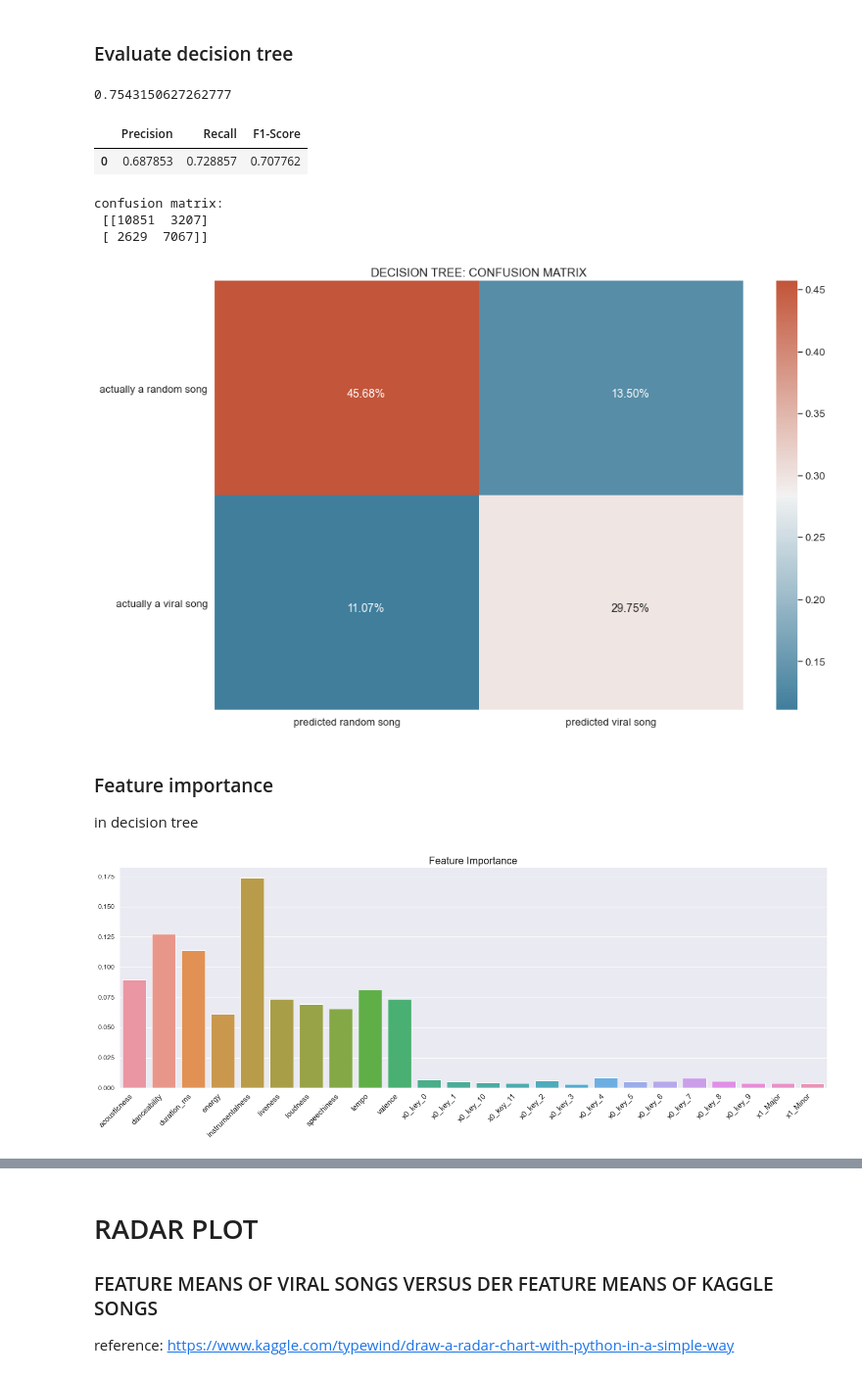
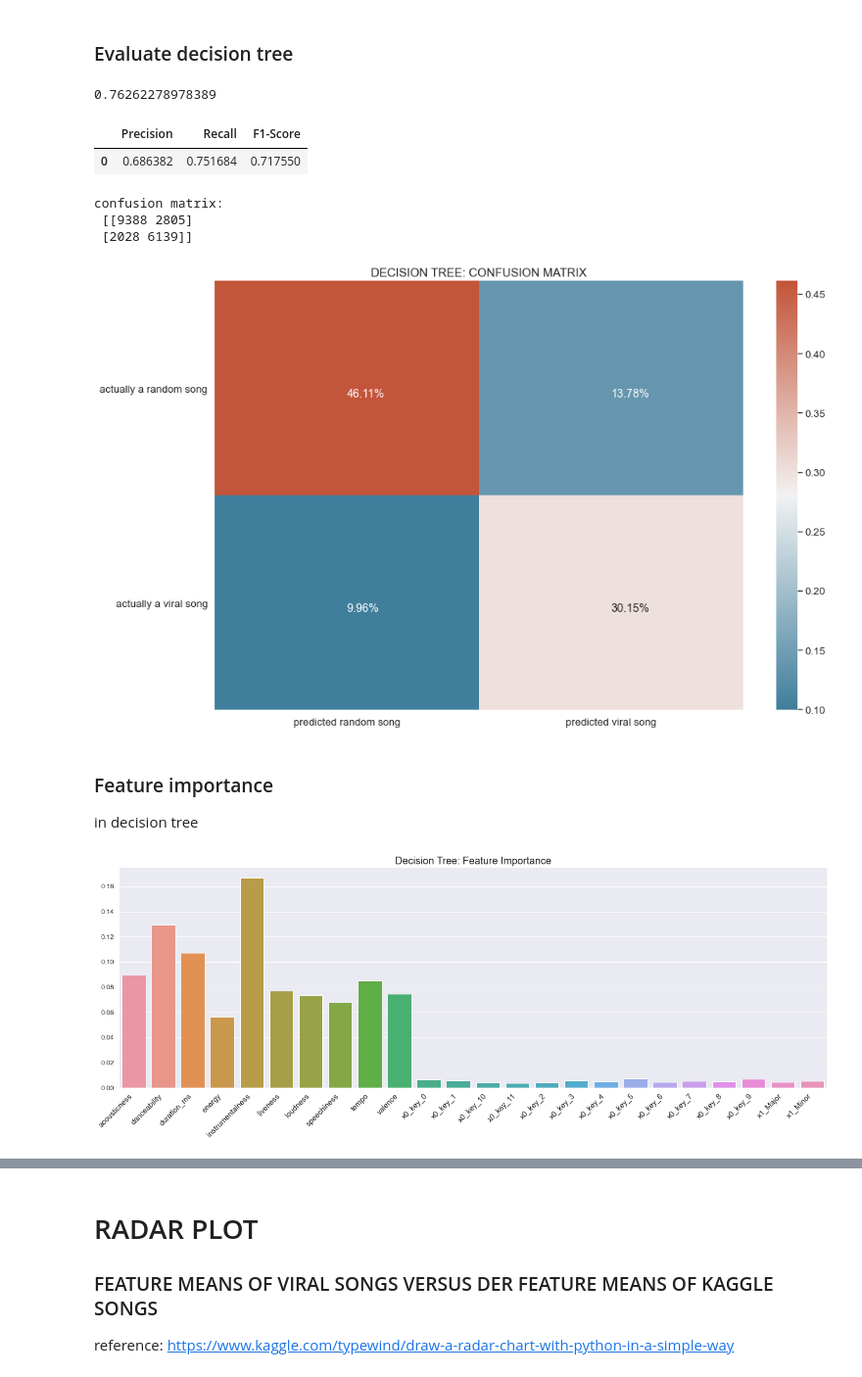
Before and after one commit to thomas-cares/hit-the-charts, a Jupyter notebook: analysis.ipynb, the cells around one changed output, grey strips where cells are left out. Shown at 98% size. Cells and saved outputs as stored; diff of their text form; code cells hidden in the pictures.

```diff
--- a/analysis.ipynb
+++ b/analysis.ipynb
@@ -108,7 +121,7 @@ kaggle['key'] = 'key_'+kaggle['key'].apply(str)
 #### subsetting for years 2014-2020
 # %%
 # only want to keep songs from 2015 to 2020 to avoid accidentally measuring change in music production
-base=kaggle[kaggle['year'].isin([2017,2018,2019,2020,2021])].reset_index(drop=True)
+base=kaggle[kaggle['year'].isin([2014,2015,2016,2017,2018,2019,2020,2021])].reset_index(drop=True)
 print('# of records: ',len(base))
 #sadly reissues of old songs cannot be filterd out (ex. Frank Sinatra and Joni Mitchel)
 # %% [output]
@@ -205,7 +218,7 @@ X.head()
 #### Split test and train
 # %%
 from sklearn.model_selection import train_test_split
-X_train, X_test, y_train, y_test = train_test_split(X, y, train_size=0.3)
+X_train, X_test, y_train, y_test = train_test_split(X, y, train_size=0.4)
 # %% [markdown]
 # K NEAREST NEIGHBOUR
 * distance based algorithms demand that all variables need to be standardized
@@ -272,7 +285,7 @@ dt_pred = dt_model.predict(X_test)
 # %%
 dt_model.score(X_test, y_test)
 # %% [output]
-0.7543150627262777
+0.76262278978389
 # %%
 #evaluate decision tree : eval_dt
 from sklearn.metrics import precision_score, recall_score, f1_score
@@ -283,7 +296,7 @@ eval_dt={'Precision': precision_score(y_test, dt_pred, pos_label=1),
 pd.DataFrame(eval_dt,index=[0]).style.bar(color='lightblue', vmin=0.0, vmax=1.0)
 # %% [output]
 |  | Precision | Recall | F1-Score |
-| 0 | 0.687853 | 0.728857 | 0.707762 |
+| 0 | 0.686382 | 0.751684 | 0.717550 |
 # %%
 cf_matrix = confusion_matrix(y_test, dt_pred) #dt_pred : predictions decision tree
 print('confusion matrix: \n',cf_matrix)
@@ -300,23 +313,23 @@ plt.title('DECISION TREE: CONFUSION MATRIX', size=15)
 plt.show()
 # %% [output]
 confusion matrix:
- [[10851  3207]
- [ 2629  7067]]
+ [[9388 2805]
+ [2028 6139]]
-[figure, old version]
+[figure, new version]
 # %% [markdown]
 ### Feature importance
 in decision tree
 # %%
 # feature importance embedded in y axis
 f, ax = plt.subplots(figsize=(25, 8))
 ax = sns.barplot(x=X.columns,
                  y=dt_model.feature_importances_).set_xticklabels(ax.get_xticklabels(),
                           rotation=45,
                           horizontalalignment='right', size = 15)
-plt.title('Feature Importance', size=20)
+plt.title('Decision Tree: Feature Importance', size=20)
 plt.show()
 # %% [output]
-[figure, old version]
+[figure, new version]
 # %%
 pd.DataFrame(dict(zip(X.columns, dt_model.feature_importances_)),index=[0]).T.rename(columns={0:'importance'}).sort_values(by='importance',ascending=False).head().style.bar(color='lightblue',vmin=0.0, vmax=1.0)
 # %% [output]
```
Also changed, not shown: parts of 22 cells of this notebook, 1 other file.
